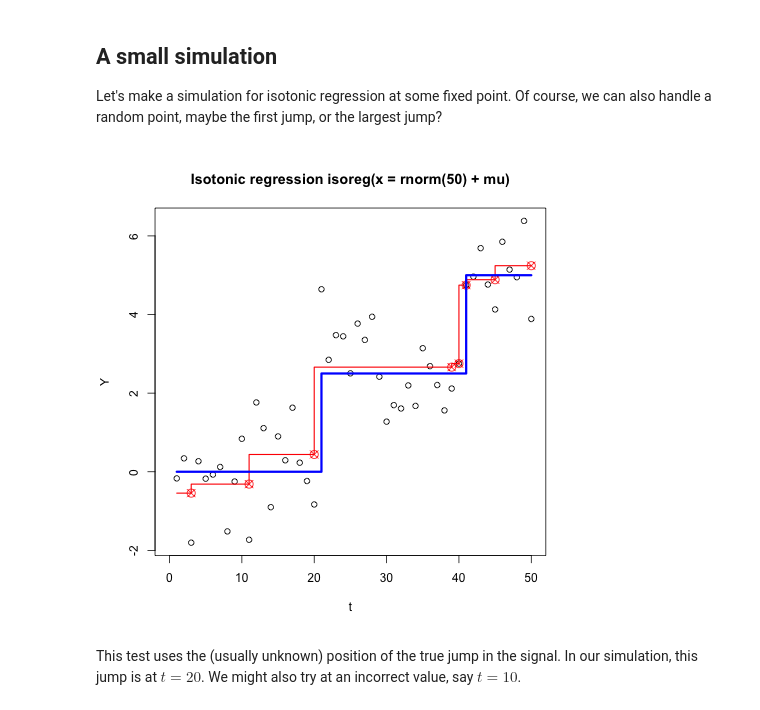
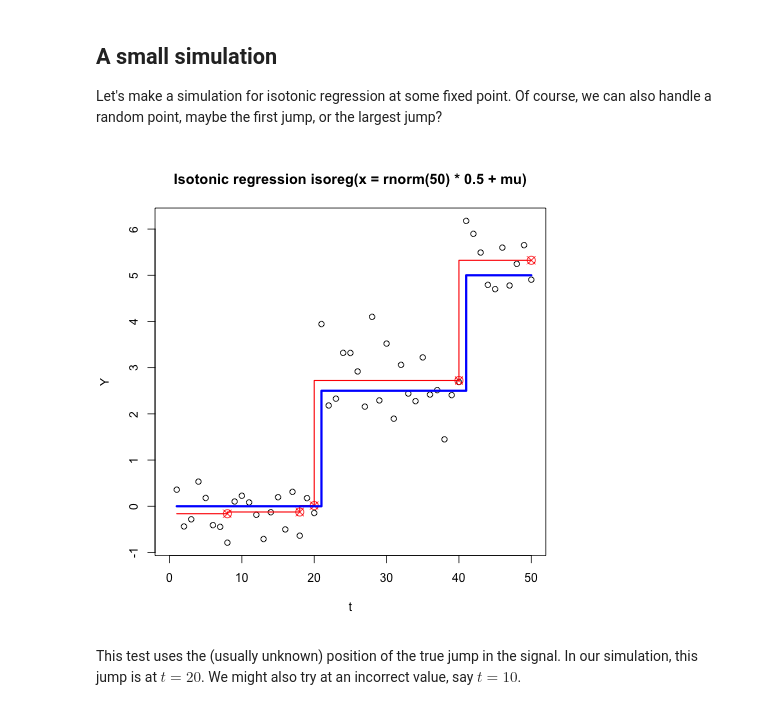
Before and after one commit to selective-inference/Python-software, a Jupyter notebook: notebooks/isotonic.ipynb, the cells around one changed output. Saved outputs shown, nothing was run; the diff lists cells and outputs as text; code cells hidden in the pictures.

```diff
--- a/notebooks/isotonic.ipynb
+++ b/notebooks/isotonic.ipynb
@@ -119,10 +119,10 @@ a random point, maybe the first jump, or the largest jump?
 # %%
 %%R -o mu
 mu = c(rep(0,20), rep(2.5,20), rep(5,10))
-plot(isoreg(rnorm(50)+mu), xlab='t', ylab='Y')
+plot(isoreg(rnorm(50)*0.5+mu), xlab='t', ylab='Y')
 lines(mu, type='s', lwd=3, col='blue')
 # %% [output]
-[figure, old version]
+[figure, new version]
 # %%
 def simulate_fixed(n, j, mu=0):
 
```
Also changed, not shown: parts of 16 cells of this notebook, 1 other file.
